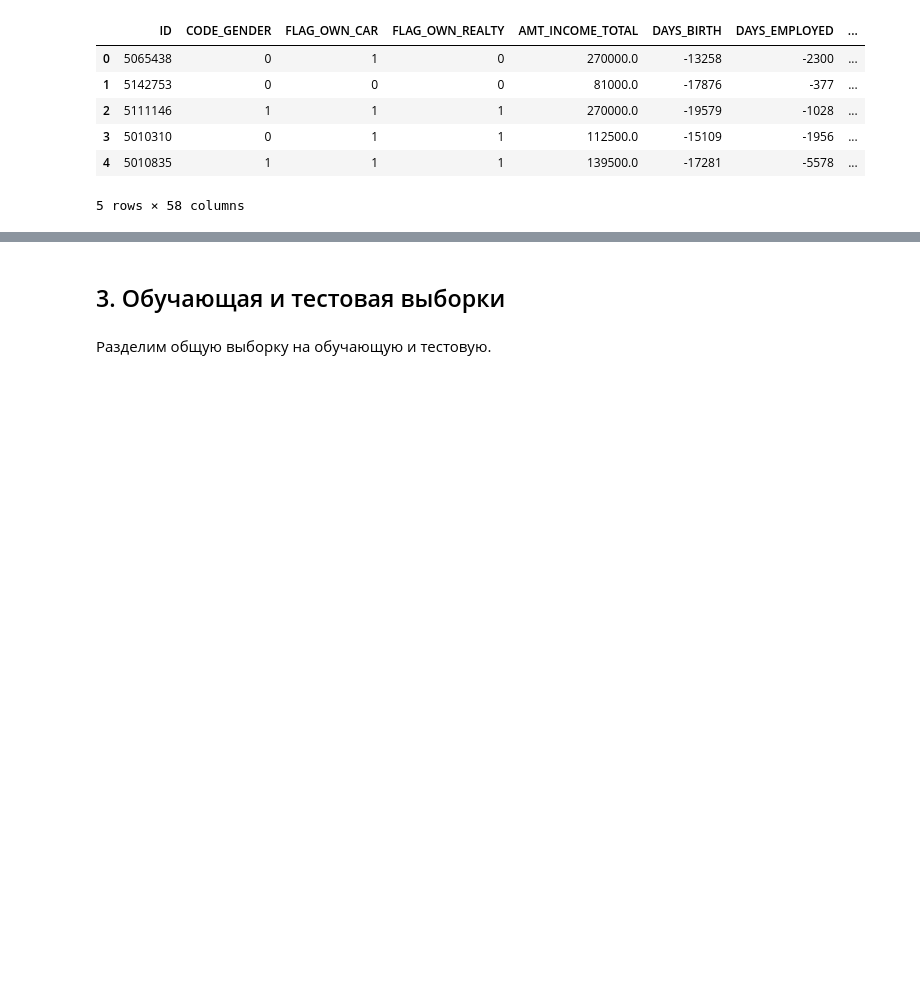
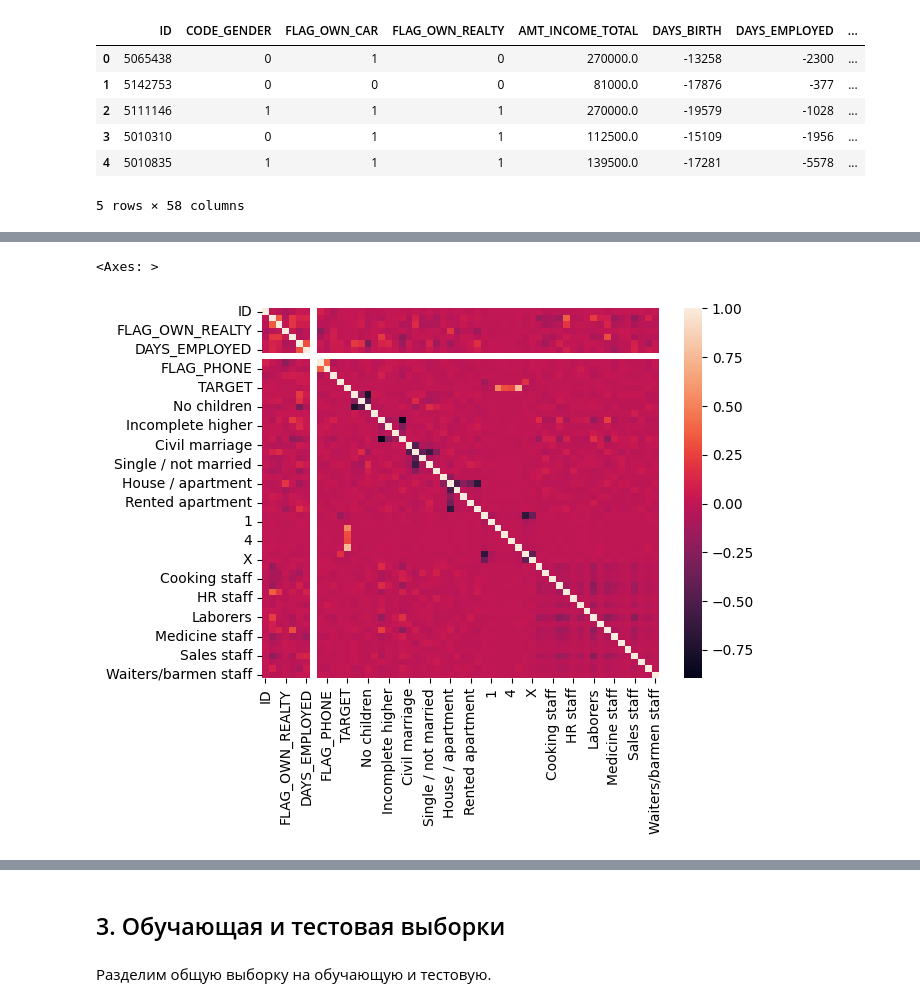
Before and after one commit to lada-nikiforova/MachineLearning, a Jupyter notebook: credit_card_approval.ipynb, the cells around one changed output, grey strips where cells are left out. Saved outputs shown, nothing was run; the diff lists cells and outputs as text; code cells hidden in the pictures; blank space fills up the shorter version.

```diff
--- a/credit_card_approval.ipynb
+++ b/credit_card_approval.ipynb
@@ -372,0 +395,5 @@ data.head()
+# %%
+sns.heatmap(data.corr())
+# %% [output]
+<Axes: >
+[figure, added]
```
Also changed, not shown: parts of 60 cells of this notebook.
